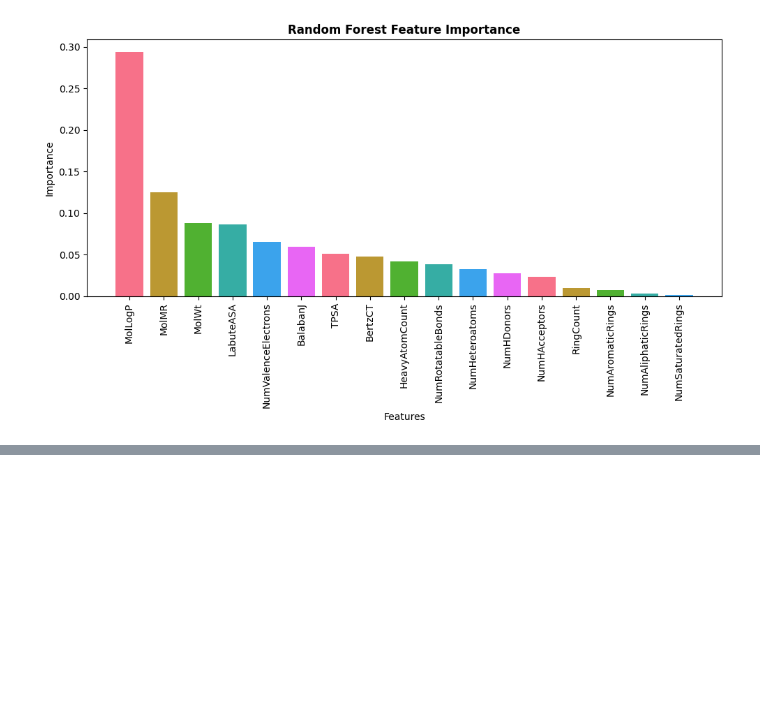
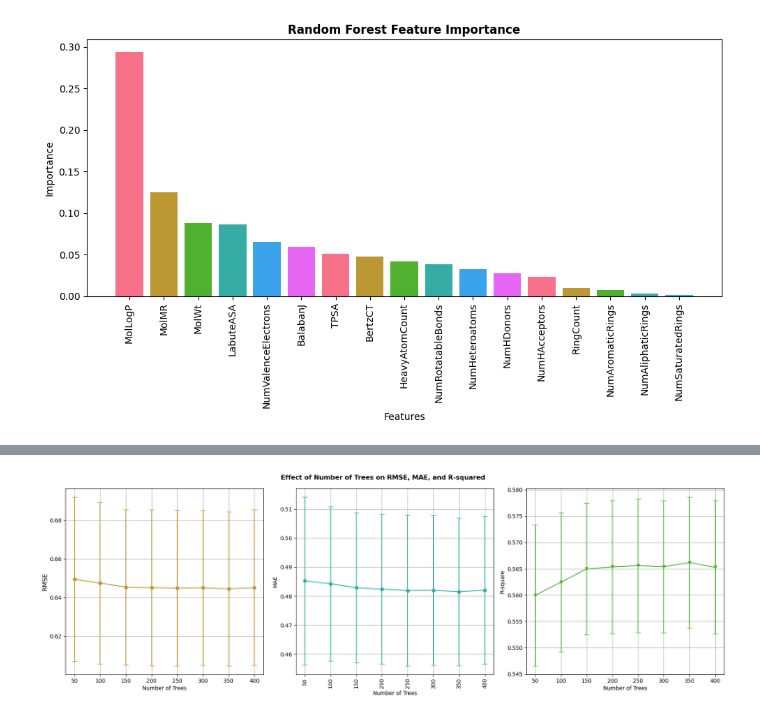
Before and after one commit to DinhLongHuynh/Solubility_Prediction_Model, a Jupyter notebook: Solubility_Prediction_Project.ipynb, the cells around one changed output, grey strips where cells are left out. Saved outputs shown, nothing was run; the diff lists cells and outputs as text; code cells hidden in the pictures; blank space fills up the shorter version.

```diff
--- a/Solubility_Prediction_Project.ipynb
+++ b/Solubility_Prediction_Project.ipynb
@@ -1124,0 +1060,12 @@ plt.show()
+# %%
+# Turn list into DataFrame for later merging
+MACC_fingerprint_df = pd.DataFrame(MACC_fingerprint)
+morgan_fingerprint_df = pd.DataFrame(morgan_fingerprint)
+# %%
+# Spliting data for building model
+X_fp = morgan_fingerprint_df.merge(MACC_fingerprint_df,left_index=True,right_index=True, suffixes=['_morgan','_macc'])
+X_fp.columns = X_fp.columns.astype(str)
+
+Y = df_standard['Solubility']
+
+X_train_fp, x_test_fp, Y_train_fp, y_test_fp = train_test_split(X_fp, Y, test_size = 0.2, random_state = 43)
@@ -1124,0 +1109,44 @@ plt.show()
+# %%
+# Visualize
+fig, ax = plt.subplots(1,3,figsize=(18, 6))
+
+# Use a vibrant color palette, for example, "viridis"
+ax[0].errorbar(no_trees, mean_RMSE, yerr= range_95CI_RMSE,
+             fmt='o-', label='RMSE', color = palette[1], capsize = 5)
+
+
+# Customize labels and title
+ax[0].set_xlabel('Number of Trees')
+ax[0].set_ylabel('RMSE', fontsize=12)
+ax[0].grid(True)
+ax[0].set_xticks(no_trees)
+
+
+# Use a vibrant color palette, for example, "viridis"
+ax[2].errorbar(no_trees, mean_R2, yerr= range_95CI_R2,
+             fmt='v-', label='R2',color = palette[2], capsize = 5)
+
+# Customize labels and title
+ax[2].set_xlabel('Number of Trees')
+ax[2].set_ylabel('R-square')
+ax[2].grid(True)
+ax[2].set_xticks(no_trees)
+
+
+#Create ax for MAE
+ax[1].errorbar(no_trees, mean_MAE, yerr= range_95CI_MAE,
+             fmt='o-', label='MAE',color = palette[3], capsize = 5)
+
+# Customize labels and title
+ax[1].set_xlabel('Number of Trees')
+ax[1].set_ylabel('MAE')
+ax[1].grid(True)
+ax[1].set_xticks(no_trees)
+ax[1].set_xticklabels(no_trees, rotation=90)
+
+
+fig.suptitle('Effect of Number of Trees on RMSE, MAE, and R-squared', weight = "bold")
+plt.tight_layout()
+plt.show()
+# %% [output]
+[figure, added]
```
Also changed, not shown: parts of 52 cells of this notebook.
